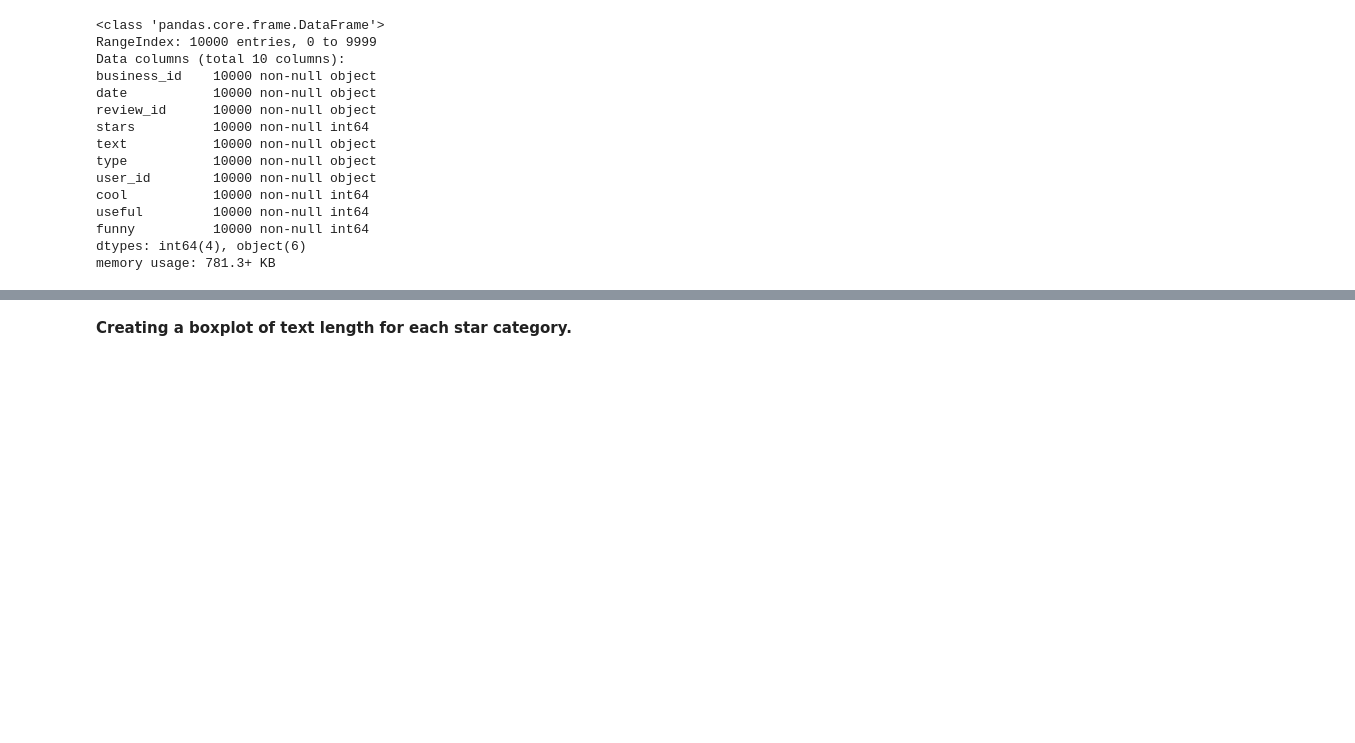
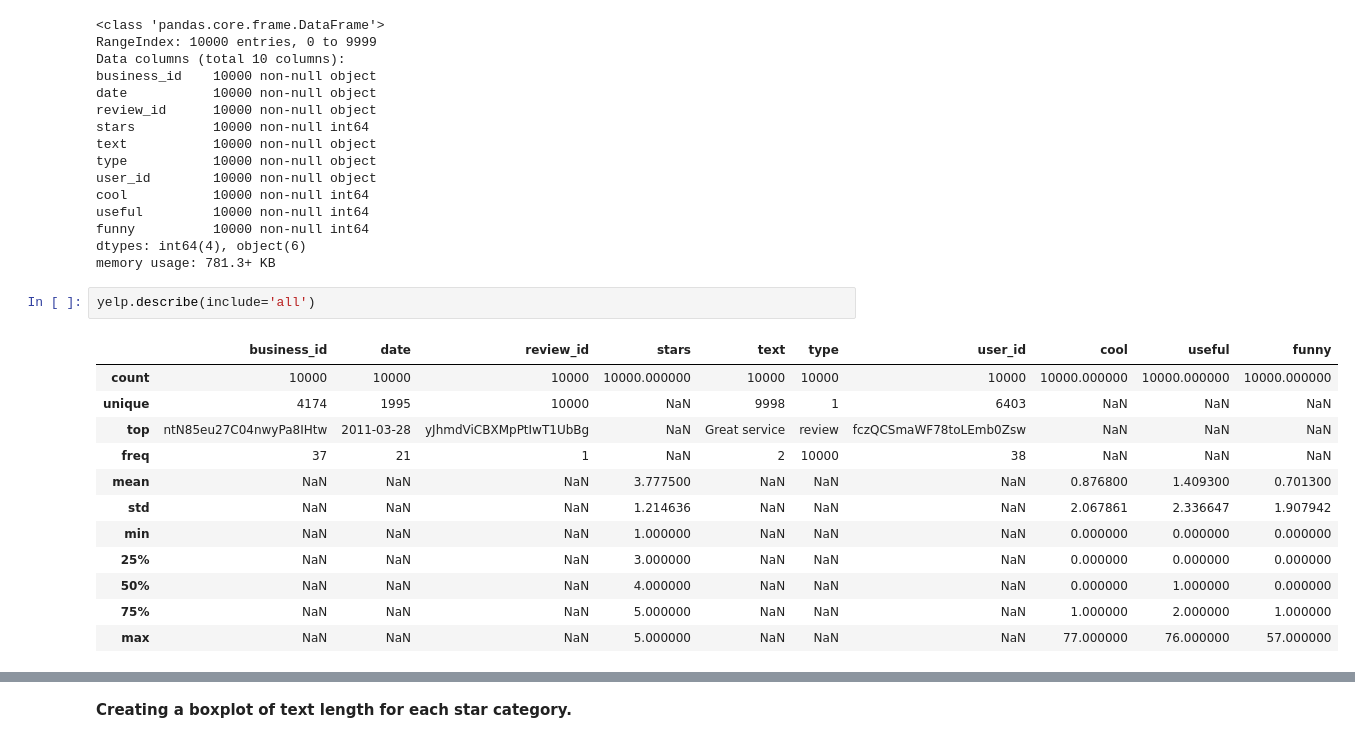
Before and after one commit to praveentn/hgwxx7, a Jupyter notebook: projects/algorithms/nlp/nlp_yelp_rating_prediction_1.ipynb, the cells around one changed output, grey strips where cells are left out. Drawn from its saved outputs; the diff is of its cells as text; blank space fills up the shorter version.

```diff
--- a/projects/algorithms/nlp/nlp_yelp_rating_prediction_1.ipynb
+++ b/projects/algorithms/nlp/nlp_yelp_rating_prediction_1.ipynb
@@ -53,3 +54,18 @@ useful         10000 non-null int64
 funny          10000 non-null int64
 dtypes: int64(4), object(6)
 memory usage: 781.3+ KB
+# %%
+yelp.describe(include='all')
+# %% [output]
+|  | business_id | date | review_id | stars | text | type | user_id | cool | useful | funny |
+| count | 10000 | 10000 | 10000 | 10000.000000 | 10000 | 10000 | 10000 | 10000.000000 | 10000.000000 | 10000.000000 |
+| unique | 4174 | 1995 | 10000 | NaN | 9998 | 1 | 6403 | NaN | NaN | NaN |
+| top | ntN85eu27C04nwyPa8IHtw | 2011-03-28 | yJhmdViCBXMpPtIwT1UbBg | NaN | Great service | review | fczQCSmaWF78toLEmb0Zsw | NaN | NaN | NaN |
+| freq | 37 | 21 | 1 | NaN | 2 | 10000 | 38 | NaN | NaN | NaN |
+| mean | NaN | NaN | NaN | 3.777500 | NaN | NaN | NaN | 0.876800 | 1.409300 | 0.701300 |
+| std | NaN | NaN | NaN | 1.214636 | NaN | NaN | NaN | 2.067861 | 2.336647 | 1.907942 |
+| min | NaN | NaN | NaN | 1.000000 | NaN | NaN | NaN | 0.000000 | 0.000000 | 0.000000 |
+| 25% | NaN | NaN | NaN | 3.000000 | NaN | NaN | NaN | 0.000000 | 0.000000 | 0.000000 |
+| 50% | NaN | NaN | NaN | 4.000000 | NaN | NaN | NaN | 0.000000 | 1.000000 | 0.000000 |
+| 75% | NaN | NaN | NaN | 5.000000 | NaN | NaN | NaN | 1.000000 | 2.000000 | 1.000000 |
+| max | NaN | NaN | NaN | 5.000000 | NaN | NaN | NaN | 77.000000 | 76.000000 | 57.000000 |
```
Also changed, not shown: parts of 16 cells of this notebook.
